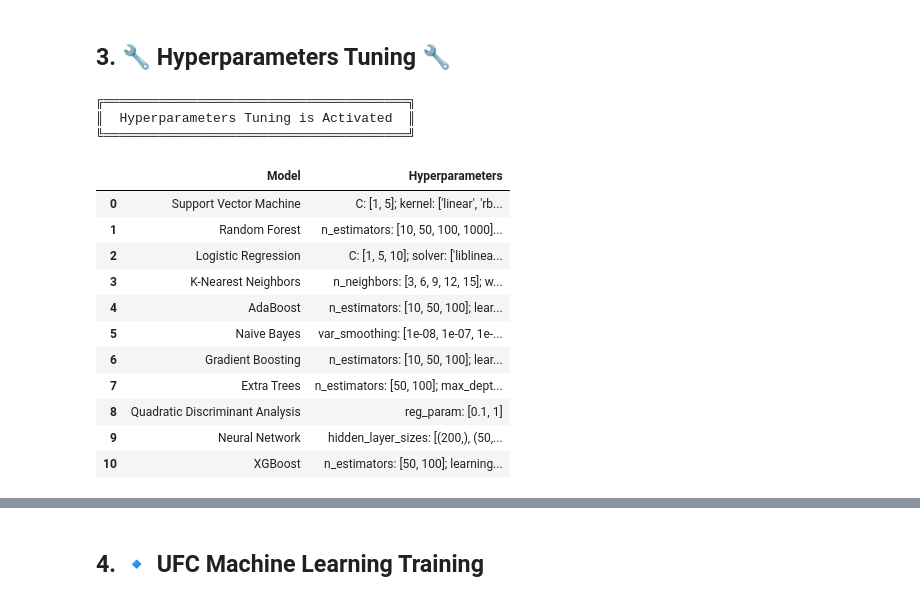
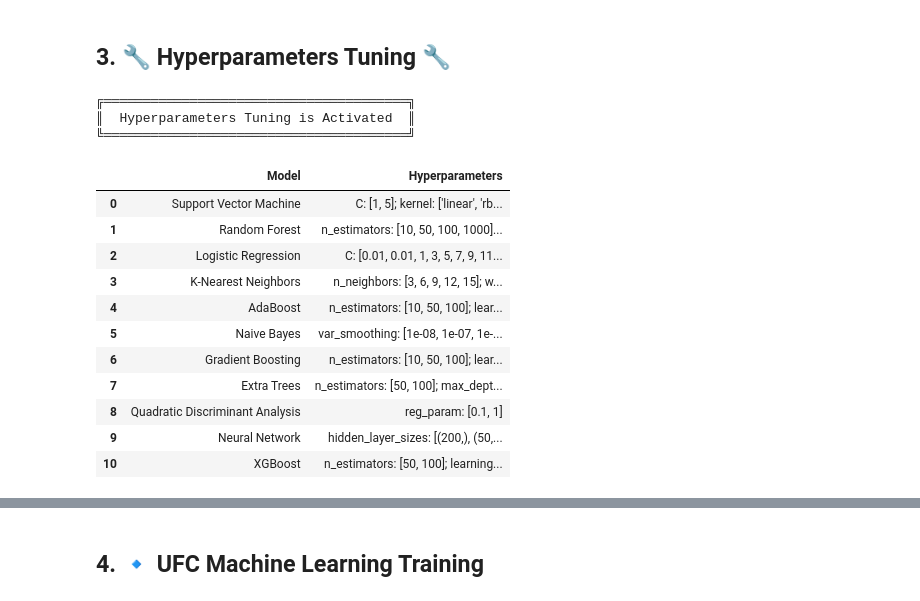
Before and after one commit to mfourier/ufc-predictor, a Jupyter notebook: notebooks/04-training.ipynb, the cells around one changed output, grey strips where cells are left out. Cells and saved outputs as stored; diff of their text form; code cells hidden in the pictures.

```diff
--- a/notebooks/04-training.ipynb
+++ b/notebooks/04-training.ipynb
@@ -93,7 +93,7 @@ if hyperparameter_tuning:
     ),
     "Logistic Regression": (
         LogisticRegression(),
-        {'C': [1, 5, 10], 'solver': ['liblinear', 'lbfgs']}
+        {'C': [0.01, 0.01, 1, 3, 5, 7, 9, 11, 13, 15], 'solver': ['liblinear'], 'penalty': ['l1','l2']}
     ),
     "K-Nearest Neighbors": (
         KNeighborsClassifier(),
@@ -141,34 +141,34 @@ if hyperparameter_tuning:
         # Mini-batch size for training with adam/sgd
         'batch_size': [32],
         # Momentum for SGD (controls contribution of previous updates)
         'momentum': [0.8],
         # Proportion of training set used as validation for early stopping
         'validation_fraction': [0.15]
         }
     ),
     "XGBoost": (
             XGBClassifier(eval_metric='logloss'),
             {
                 'n_estimators': [50, 100],
                 'learning_rate': [0.01, 0.1, 0.2],
                 'max_depth': [3, 5, 7],
                 'subsample': [0.8, 1.0],
                 'colsample_bytree': [0.8, 1.0]
             }
         )
 }
     display_model_params_table(model_params)
 else:
     print_header('Hyperparameters Tuning Off', color = 'bright_red')
     model_params = None # Default Settings
 # %% [output]
 ╔═══════════════════════════════════════╗
 ║  Hyperparameters Tuning is Activated  ║
 ╚═══════════════════════════════════════╝
 |  | Model | Hyperparameters |
 | 0 | Support Vector Machine | C: [1, 5]; kernel: ['linear', 'rb... |
 | 1 | Random Forest | n_estimators: [10, 50, 100, 1000]... |
-| 2 | Logistic Regression | C: [1, 5, 10]; solver: ['liblinea... |
+| 2 | Logistic Regression | C: [0.01, 0.01, 1, 3, 5, 7, 9, 11... |
 | 3 | K-Nearest Neighbors | n_neighbors: [3, 6, 9, 12, 15]; w... |
 | 4 | AdaBoost | n_estimators: [10, 50, 100]; lear... |
 | 5 | Naive Bayes | var_smoothing: [1e-08, 1e-07, 1e-... |
```
Also changed, not shown: parts of 30 cells of this notebook, 17 other files.
